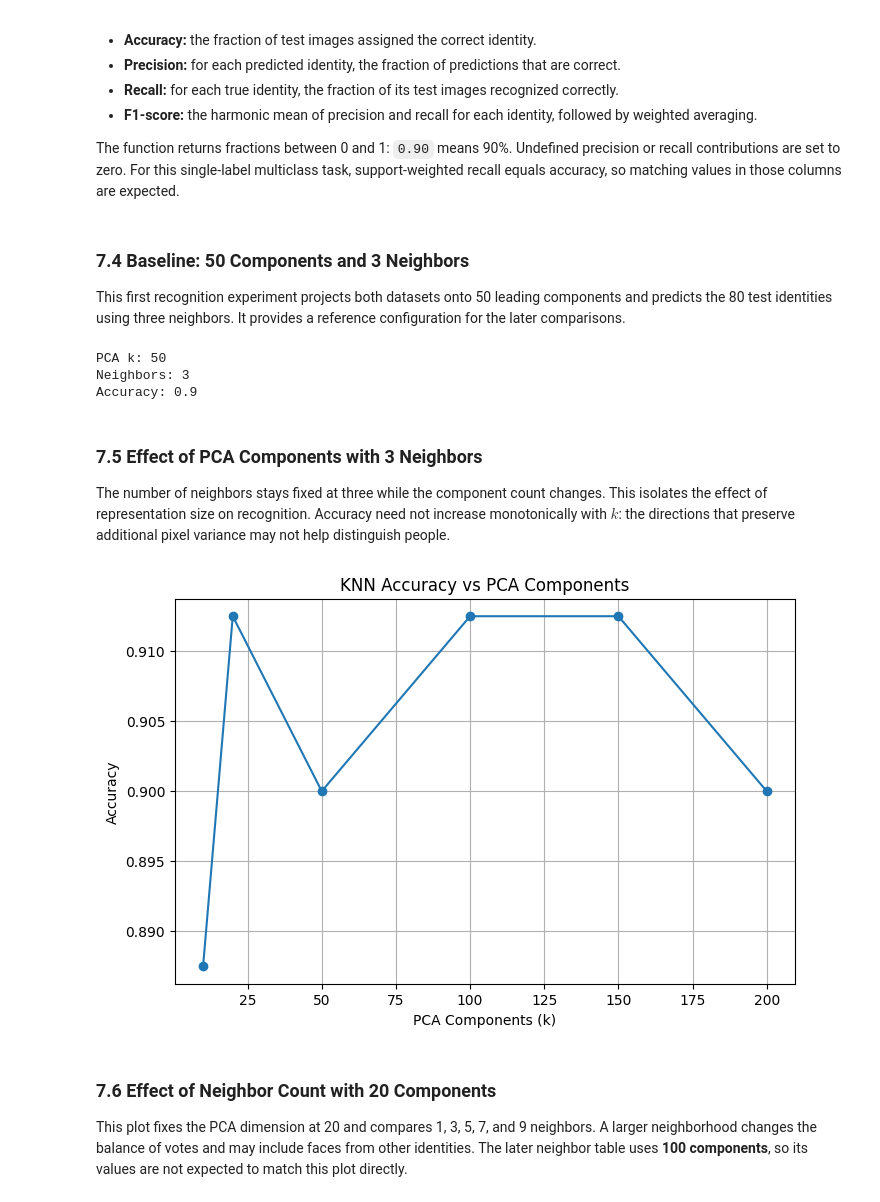
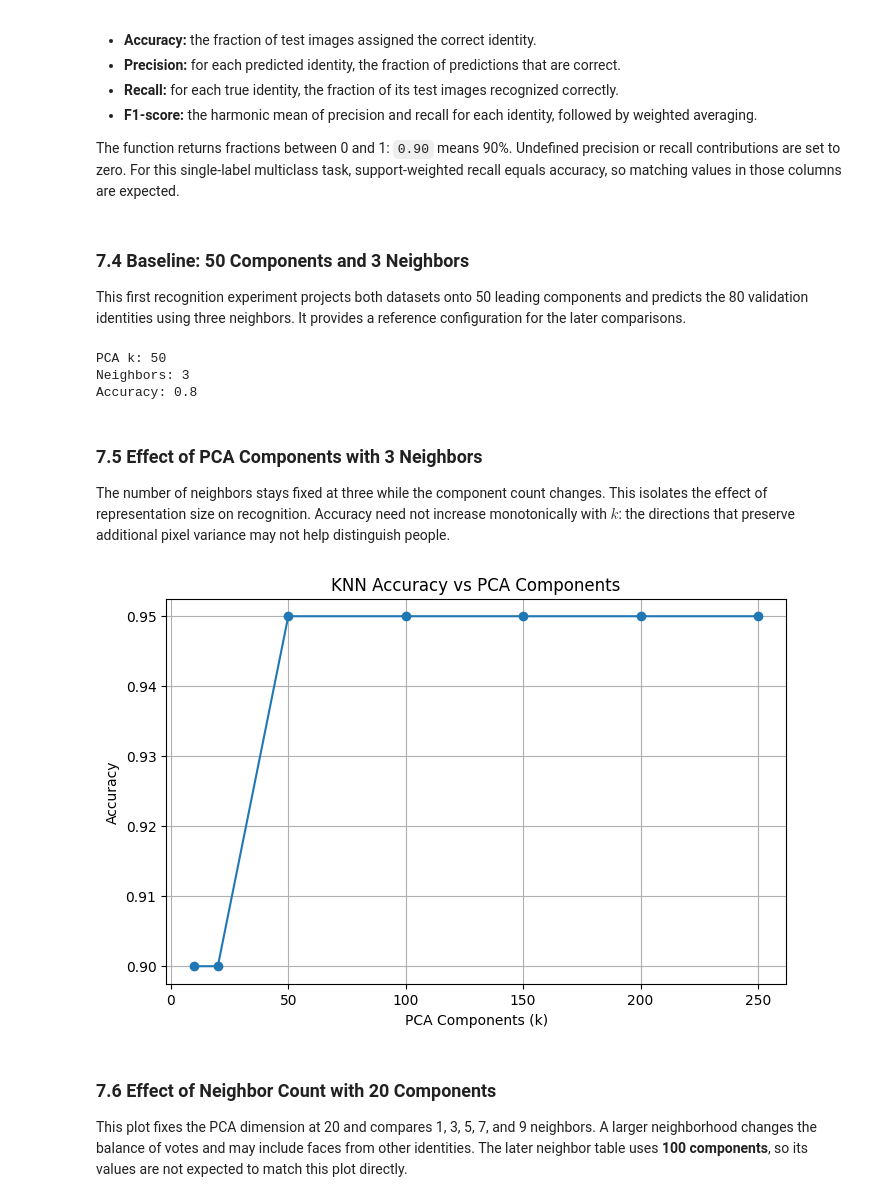
Before and after one commit to kian4A/bootcamp_ML, a Jupyter notebook: math_handsOn/math.ipynb, the cells around one changed output. Cells and saved outputs as stored; diff of their text form; code cells hidden in the pictures.

```diff
--- a/math_handsOn/math.ipynb
+++ b/math_handsOn/math.ipynb
@@ -267,5 +313,6 @@ We compute training reconstruction MSE for $k=1,5,10,20,50,100,150,250$. Small r
 # %%
 k_values = [1, 5, 10, 20, 50, 100, 150, 250]
+k_values = [k for k in k_values if k <= min(X_train.shape[0] - 1, X_train.shape[1])]
 
 errors = []
 
@@ -492,5 +541,6 @@ We rebuild the error list using the full Team 01 component grid. This ensures th
 # %%
 k_values_error = [1,5,10,20,50,100,150,250]
+k_values_error = [k for k in k_values_error if k <= min(X_train.shape[0] - 1, X_train.shape[1])]
 
 errors = []
 
@@ -783,7 +833,7 @@ def eval_scores(y_true, y_pred):
 # %% [markdown]
 ### 7.4 Baseline: 50 Components and 3 Neighbors
 
-This first recognition experiment projects both datasets onto 50 leading components and predicts the 80 test identities using three neighbors. It provides a reference configuration for the later comparisons.
+This first recognition experiment projects both datasets onto 50 leading components and predicts the 80 validation identities using three neighbors. It provides a reference configuration for the later comparisons.
 # %%
 pca_k = 50
 neighbors = 3
@@ -797,8 +847,8 @@ X_train_pca = project_to_pca(
 )
 
 
-X_test_pca = project_to_pca(
-    X_test,
+X_val_pca = project_to_pca(
+    X_val,
     mean_face,
     eigenvectors_sorted,
     pca_k
@@ -808,13 +858,13 @@ X_test_pca = project_to_pca(
 y_pred = knn_predict(
     X_train_pca,
     y_train,
-    X_test_pca,
+    X_val_pca,
     neighbors
 )
 
 
 accuracy = accuracy_score(
-    y_test,
+    y_val,
     y_pred
 )
 
@@ -825,13 +875,13 @@ print("Accuracy:", accuracy)
 # %% [output]
 PCA k: 50
 Neighbors: 3
-Accuracy: 0.9
+Accuracy: 0.8
 # %% [markdown]
 ### 7.5 Effect of PCA Components with 3 Neighbors
 
 The number of neighbors stays fixed at three while the component count changes. This isolates the effect of representation size on recognition. Accuracy need not increase monotonically with $k$: the directions that preserve additional pixel variance may not help distinguish people.
 # %%
-pca_values = [10,20,50,100,150,200]
+pca_values = [10, 20, 50, 100, 150, 200, 250]
 
 accuracies = []
 
@@ -845,8 +895,8 @@ for pca_k in pca_values:
     )
 
 
-    X_test_pca = project_to_pca(
-        X_test,
+    X_val_pca = project_to_pca(
+        X_val,
         mean_face,
         eigenvectors_sorted,
         pca_k
@@ -854,37 +904,37 @@ for pca_k in pca_values:
 
 
     y_pred = knn_predict(
         X_train_pca,
         y_train,
-        X_test_pca,
-        n_neighbors=3
+        X_val_pca,
+        n_neighbors=1
     )
 
 
     accuracies.append(
         accuracy_score(
-            y_test,
+            y_val,
             y_pred
         )
     )
 
 
 plt.figure(figsize=(8,5))
 
 plt.plot(
     pca_values,
     accuracies,
     marker="o"
 )
 
 plt.xlabel("PCA Components (k)")
 plt.ylabel("Accuracy")
 plt.title("KNN Accuracy vs PCA Components")
 
 plt.grid()
 plt.show()
 # %% [output]
-[figure, old version]
+[figure, new version]
 # %% [markdown]
 ### 7.6 Effect of Neighbor Count with 20 Components
 
```
Also changed, not shown: parts of 24 cells of this notebook.
